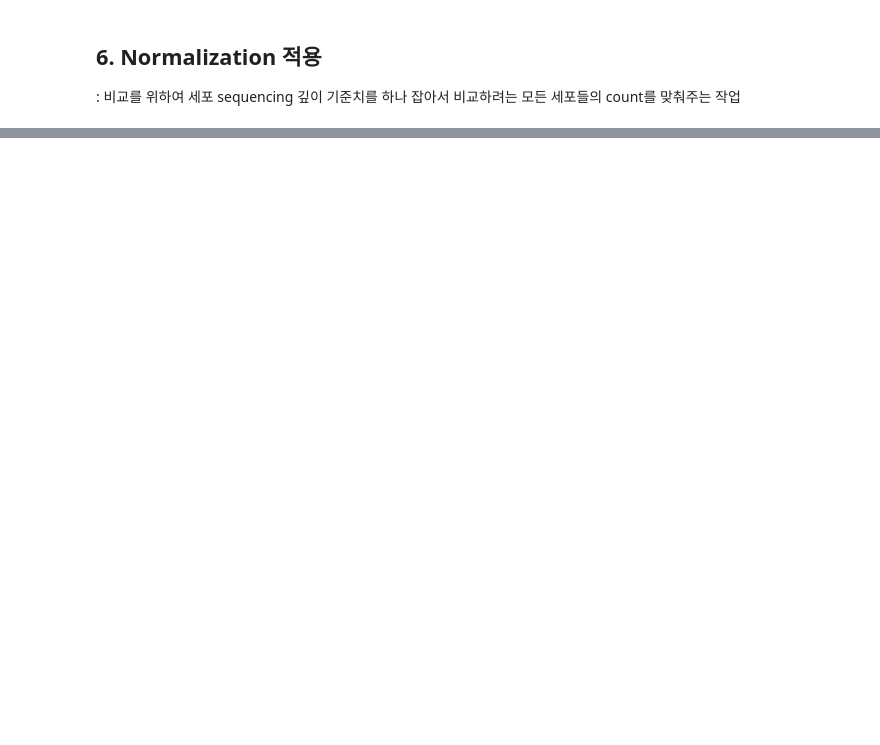
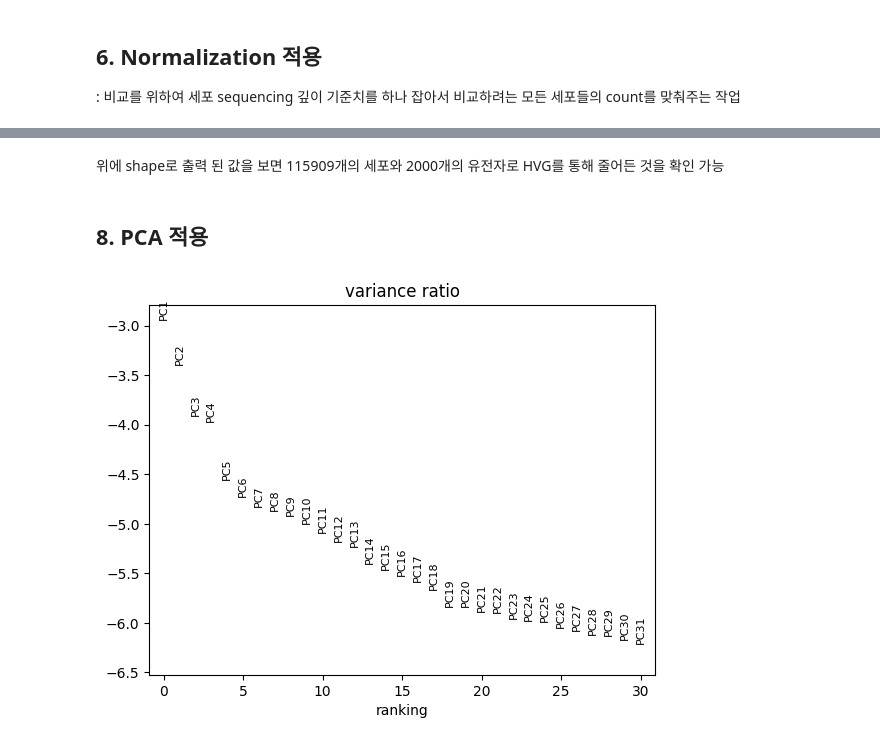
Before and after one commit to boeun02/scRNA-seq-Cancer-Immunology-Analysis, a Jupyter notebook: phase1_scrna/01_geo_pipeline.ipynb, the cells around one changed output, grey strips where cells are left out. Saved outputs shown, nothing was run; the diff lists cells and outputs as text; code cells hidden in the pictures; blank space fills up the shorter version.

```diff
--- a/phase1_scrna/01_geo_pipeline.ipynb
+++ b/phase1_scrna/01_geo_pipeline.ipynb
@@ -168,0 +191,10 @@ AnnData object with n_obs × n_vars = 115909 × 41861
+# %% [markdown]
+위에 shape로 출력 된 값을 보면 115909개의 세포와 2000개의 유전자로 HVG를 통해 줄어든 것을 확인 가능
+# %% [markdown]
+## 8. PCA 적용
+# %%
+sc.pp.scale(adata, max_value=10)
+sc.tl.pca(adata, svd_solver='arpack')
+sc.pl.pca_variance_ratio(adata, log=True)
+# %% [output]
+[figure, added]
```
Also changed, not shown: parts of 8 cells of this notebook, 1 other file.
